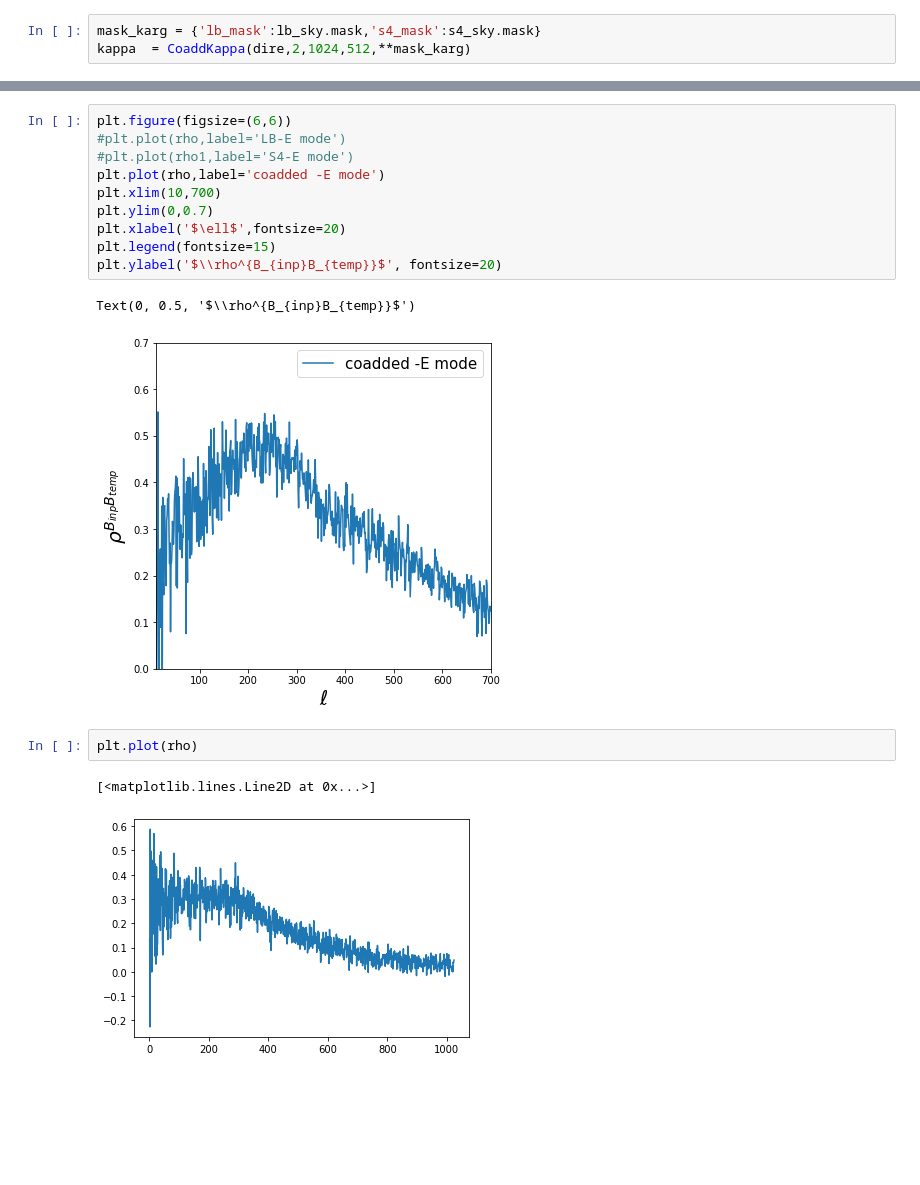
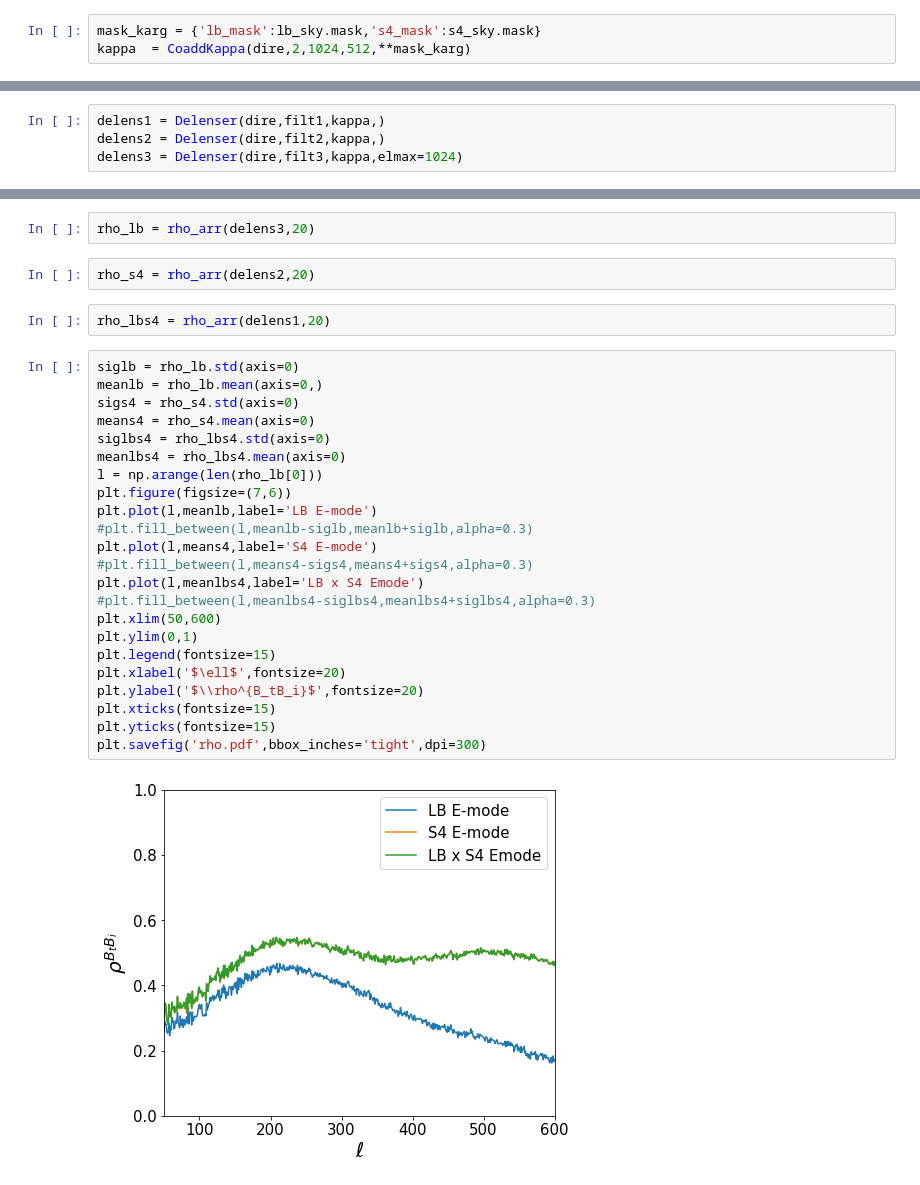
Before and after one commit to litebird/LBxS4, a Jupyter notebook: Notebooks/Delens.ipynb, the cells around one changed output, grey strips where cells are left out. Drawn from its saved outputs; the diff is of its cells as text; blank space fills up the shorter version.

```diff
--- a/Notebooks/Delens.ipynb
+++ b/Notebooks/Delens.ipynb
@@ -86,0 +81,4 @@ hp.mollview(cs.utils.hp_alm2map(512,1024,1024,Bin),sub=(1,2,2),title='input B')
+# %%
+delens1 = Delenser(dire,filt1,kappa,)
+delens2 = Delenser(dire,filt2,kappa,)
+delens3 = Delenser(dire,filt3,kappa,elmax=1024)
@@ -99,18 +123,31 @@ plt.legend()
-# %%
-plt.figure(figsize=(6,6))
-#plt.plot(rho,label='LB-E mode')
-#plt.plot(rho1,label='S4-E mode')
-plt.plot(rho,label='coadded -E mode')
-plt.xlim(10,700)
-plt.ylim(0,0.7)
-plt.xlabel('$\ell$',fontsize=20)
-plt.legend(fontsize=15)
-plt.ylabel('$\\rho^{B_{inp}B_{temp}}$', fontsize=20)
-# %% [output]
-Text(0, 0.5, '$\\rho^{B_{inp}B_{temp}}$')
-[figure, removed]
-# %%
-plt.plot(rho)
-# %% [output]
-[<matplotlib.lines.Line2D at 0x...>]
-[figure, removed]
+# %%
+rho_lb = rho_arr(delens3,20)
+# %%
+rho_s4 = rho_arr(delens2,20)
+# %%
+rho_lbs4 = rho_arr(delens1,20)
+# %%
+siglb = rho_lb.std(axis=0)
+meanlb = rho_lb.mean(axis=0,)
+sigs4 = rho_s4.std(axis=0)
+means4 = rho_s4.mean(axis=0)
+siglbs4 = rho_lbs4.std(axis=0)
+meanlbs4 = rho_lbs4.mean(axis=0)
+l = np.arange(len(rho_lb[0]))
+plt.figure(figsize=(7,6))
+plt.plot(l,meanlb,label='LB E-mode')
+#plt.fill_between(l,meanlb-siglb,meanlb+siglb,alpha=0.3)
+plt.plot(l,means4,label='S4 E-mode')
+#plt.fill_between(l,means4-sigs4,means4+sigs4,alpha=0.3)
+plt.plot(l,meanlbs4,label='LB x S4 Emode')
+#plt.fill_between(l,meanlbs4-siglbs4,meanlbs4+siglbs4,alpha=0.3)
+plt.xlim(50,600)
+plt.ylim(0,1)
+plt.legend(fontsize=15)
+plt.xlabel('$\ell$',fontsize=20)
+plt.ylabel('$\\rho^{B_tB_i}$',fontsize=20)
+plt.xticks(fontsize=15)
+plt.yticks(fontsize=15)
+plt.savefig('rho.pdf',bbox_inches='tight',dpi=300)
+# %% [output]
+[figure, added]
```
Also changed, not shown: parts of 32 cells of this notebook, 7 other files.
